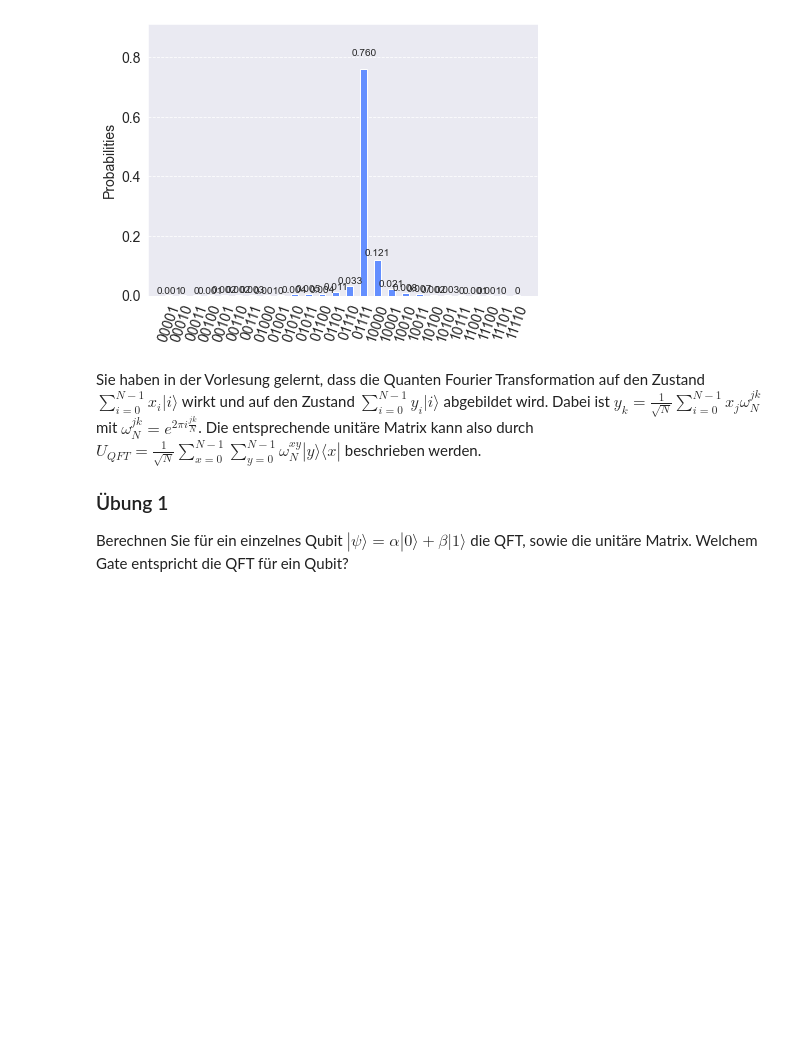
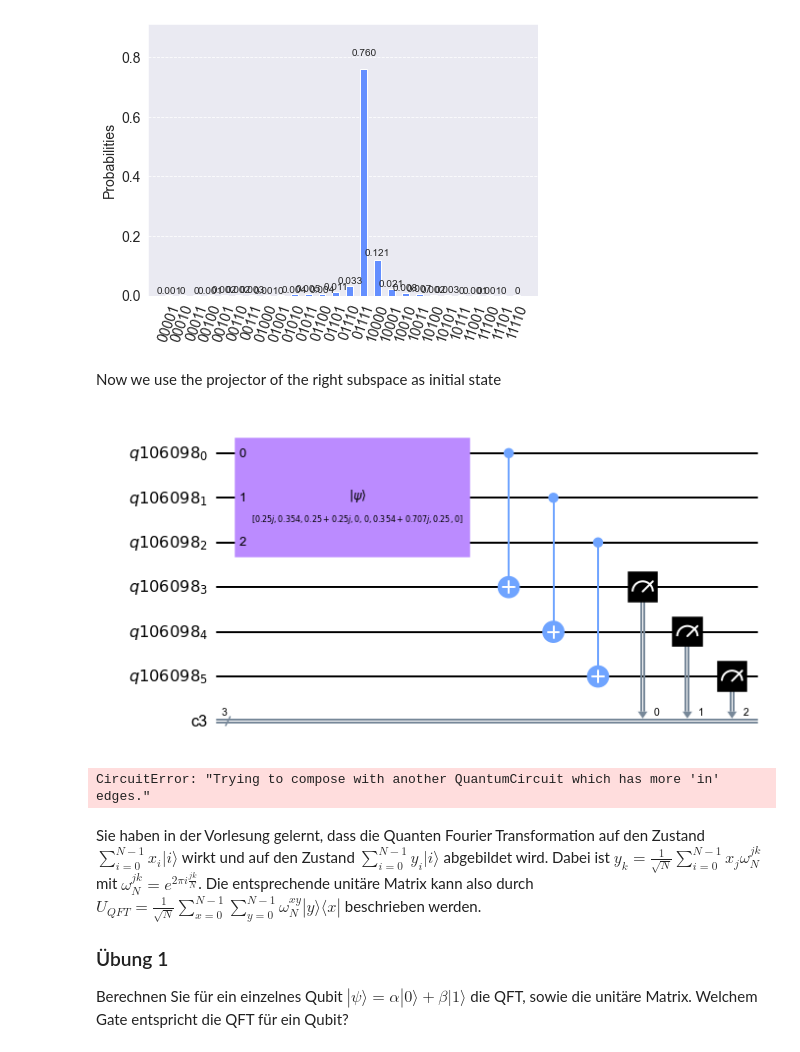
Before and after one commit to KathrinKoenig/QuantumTopologicalDataAnalysis, a Jupyter notebook: Code/qtop.ipynb, the cells around one changed output. Saved outputs shown, nothing was run; the diff lists cells and outputs as text; code cells hidden in the pictures; blank space fills up the shorter version.

Commit message:
Changes to qtop, parts of initial state implemented

```diff
--- a/Code/qtop.ipynb
+++ b/Code/qtop.ipynb
@@ -466,6 +489,42 @@ plot_histogram(answer)
 # %% [output]
 {'00010': 1, '11110': 1, '01001': 1, '10100': 5, '00111': 7, '00001': 3, '00011': 2, '11101': 2, '00110': 5, '01100': 9, '00100': 3, '10010': 17, '10101': 6, '00101': 4, '11100': 3, '01010': 8, '01101 ...
 [figure]
+# %% [markdown]
+Now we use the projector of the right subspace as initial state
+# %%
+# Initializing a three-qubit quantum state
+desired_vector = [
+    1 / math.sqrt(16) * complex(0, 1),
+    1 / math.sqrt(8) * complex(1, 0),
+    1 / math.sqrt(16) * complex(1, 1),
+    0,
+    0,
+    1 / math.sqrt(8) * complex(1, 2),
+    1 / math.sqrt(16) * complex(1, 0),
+    0]
+
+
+q = QuantumRegister(6)
+
+qc = QuantumCircuit(q, ClassicalRegister(3))
+
+qc.initialize(desired_vector, [q[0],q[1],q[2]])
+qc.cnot(0,3)
+qc.cnot(1,4)
+qc.cnot(2,5)
+qc.measure(3,0)
+qc.measure(4,1)
+qc.measure(5,2)
+qc.draw('mpl')
+# %% [output]
+[figure, added]
+# %%
+qpe = QuantumCircuit(num_qubits + dim_unitary, num_qubits)
+qc.compose(qpe)
+#qpe.x(3)
+qpe.draw('mpl')
+# %% [output]
+CircuitError: "Trying to compose with another QuantumCircuit which has more 'in' edges."
 # %% [markdown]
 Sie haben in der Vorlesung gelernt, dass die Quanten Fourier Transformation auf den Zustand $\sum_{i=0}^{N-1} x_i |i\rangle$ wirkt und auf den Zustand $\sum_{i=0}^{N-1} y_i |i\rangle $ abgebildet wird. Dabei ist $ y_k=\frac{1}{\sqrt{N}}\sum_{i=0}^{N-1} x_j \omega_N^{jk} $ mit $ \omega_N^{jk}=e^{2\pi i\frac{jk}{N}} $. Die entsprechende unitäre Matrix kann also durch $ U_{QFT}=\frac{1}{\sqrt{N}}\sum_{x=0}^{N-1}\sum_{y=0}^{N-1}\omega_N^{xy} |y\rangle \langle x| $ beschrieben werden.
 
```
Also changed, not shown: parts of 3 cells of this notebook.
